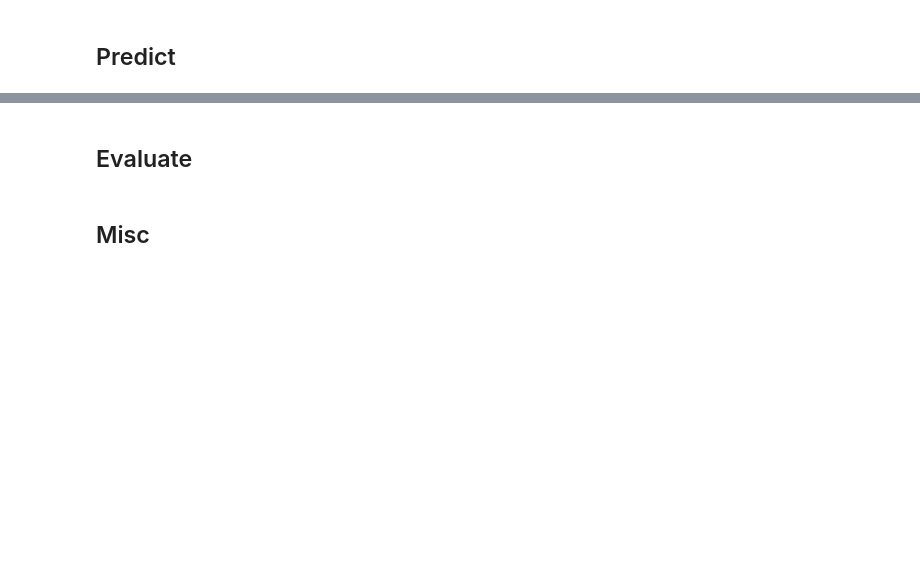
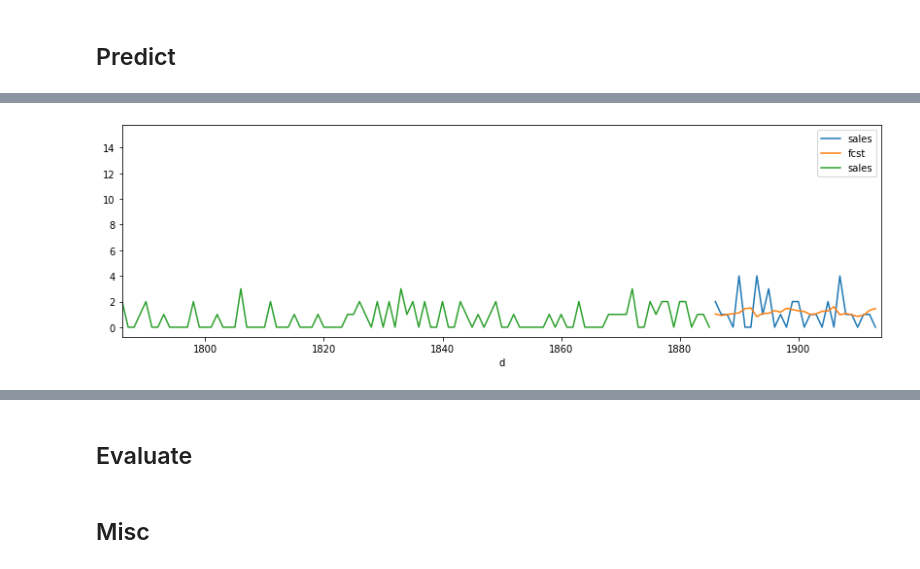
Before and after one commit to coldwhitewinters/m5-forecasting, a Jupyter notebook: notebooks/forecast-Copy1.ipynb, the cells around one changed output, grey strips where cells are left out. Drawn from its saved outputs; the diff is of its cells as text; code cells hidden in the pictures; blank space fills up the shorter version.

```diff
--- a/notebooks/forecast-Copy1.ipynb
+++ b/notebooks/forecast-Copy1.ipynb
@@ -70,2 +60,4 @@ fcst
 # %%
-plot_fcst(cfg.DATA_DIR, cfg.FCST_DIR, level=level)
+plot_fcst(cfg.DATA_DIR, cfg.FCST_DIR, level=level, step=1)
+# %% [output]
+[figure, added]
```
Also changed, not shown: parts of 4 cells of this notebook, 24 other files.
